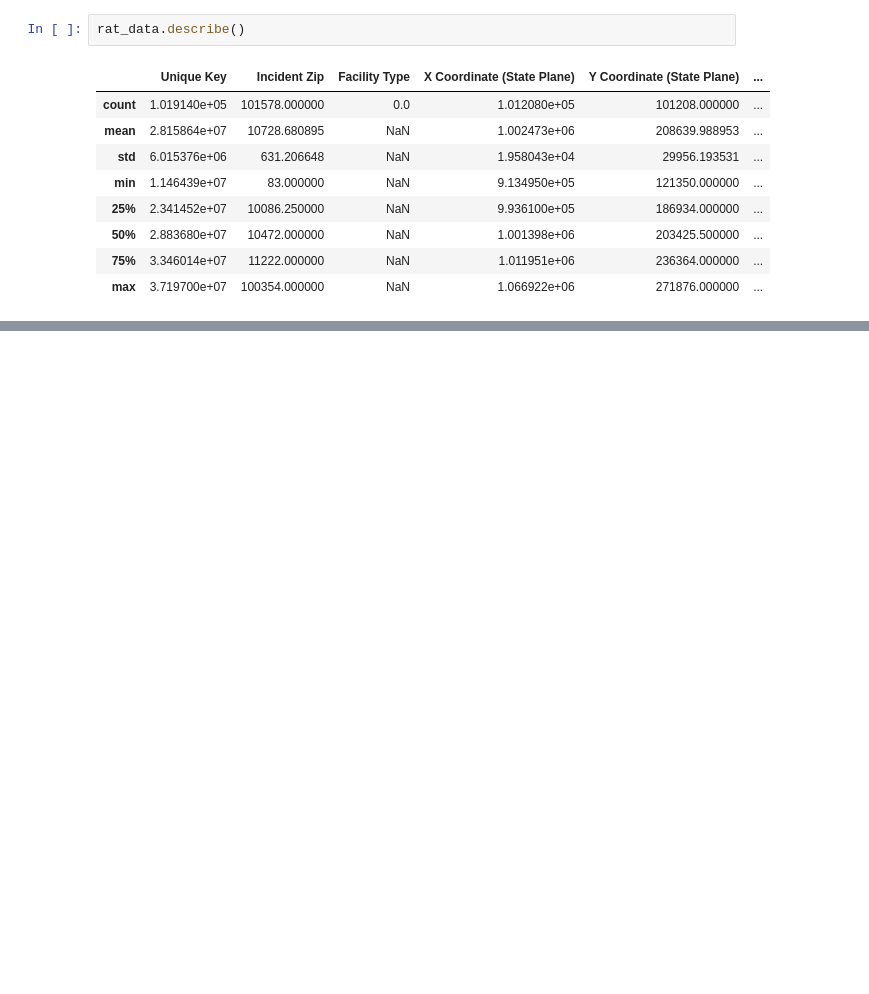
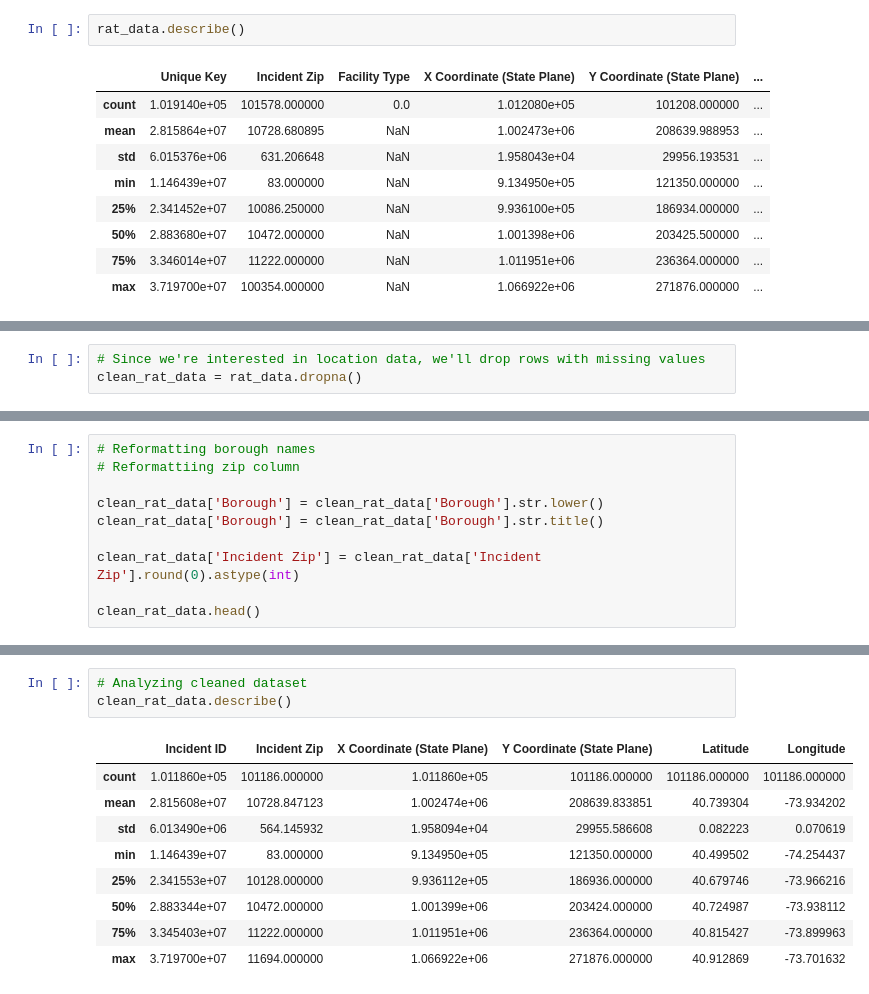
Before and after one commit to tiroger/nyc_rats, a Jupyter notebook: nyc_rat_sightings.ipynb, the cells around one changed output, grey strips where cells are left out. Cells and saved outputs as stored; diff of their text form; blank space fills up the shorter version.

```diff
--- a/nyc_rat_sightings.ipynb
+++ b/nyc_rat_sightings.ipynb
@@ -131,0 +170,3 @@ array(['3+ Family Mixed Use Building', 'Commercial Building',
+# %%
+# Since we're interested in location data, we'll drop rows with missing values
+clean_rat_data = rat_data.dropna()
@@ -131,0 +196,10 @@ array(['3+ Family Mixed Use Building', 'Commercial Building',
+# %%
+# Reformatting borough names
+# Reformattiing zip column
+
+clean_rat_data['Borough'] = clean_rat_data['Borough'].str.lower()
+clean_rat_data['Borough'] = clean_rat_data['Borough'].str.title()
+
+clean_rat_data['Incident Zip'] = clean_rat_data['Incident Zip'].round(0).astype(int)
+
+clean_rat_data.head()
@@ -131,0 +213,13 @@ array(['3+ Family Mixed Use Building', 'Commercial Building',
+# %%
+# Analyzing cleaned dataset
+clean_rat_data.describe()
+# %% [output]
+|  | Incident ID | Incident Zip | X Coordinate (State Plane) | Y Coordinate (State Plane) | Latitude | Longitude |
+| count | 1.011860e+05 | 101186.000000 | 1.011860e+05 | 101186.000000 | 101186.000000 | 101186.000000 |
+| mean | 2.815608e+07 | 10728.847123 | 1.002474e+06 | 208639.833851 | 40.739304 | -73.934202 |
+| std | 6.013490e+06 | 564.145932 | 1.958094e+04 | 29955.586608 | 0.082223 | 0.070619 |
+| min | 1.146439e+07 | 83.000000 | 9.134950e+05 | 121350.000000 | 40.499502 | -74.254437 |
+| 25% | 2.341553e+07 | 10128.000000 | 9.936112e+05 | 186936.000000 | 40.679746 | -73.966216 |
+| 50% | 2.883344e+07 | 10472.000000 | 1.001399e+06 | 203424.000000 | 40.724987 | -73.938112 |
+| 75% | 3.345403e+07 | 11222.000000 | 1.011951e+06 | 236364.000000 | 40.815427 | -73.899963 |
+| max | 3.719700e+07 | 11694.000000 | 1.066922e+06 | 271876.000000 | 40.912869 | -73.701632 |
```
Also changed, not shown: parts of 18 cells of this notebook, 1 other file.
